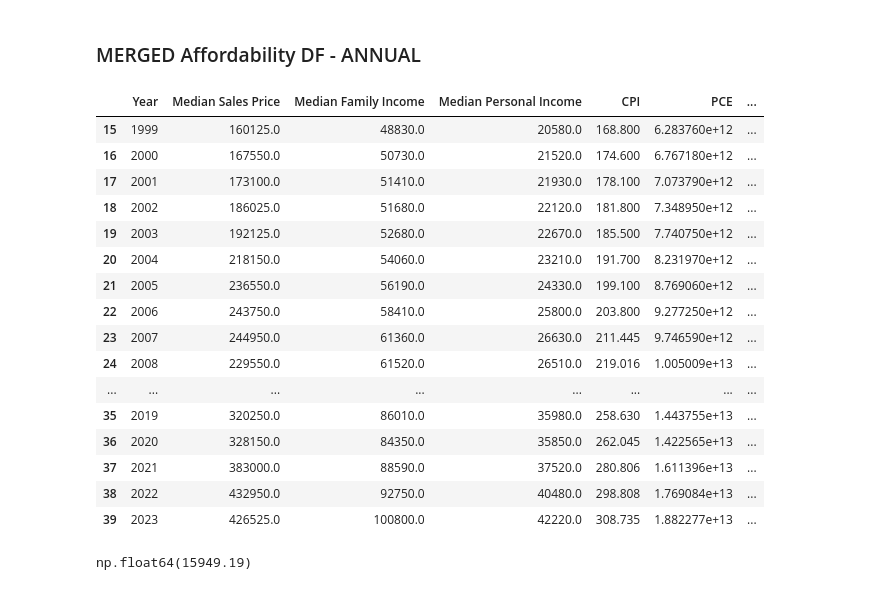
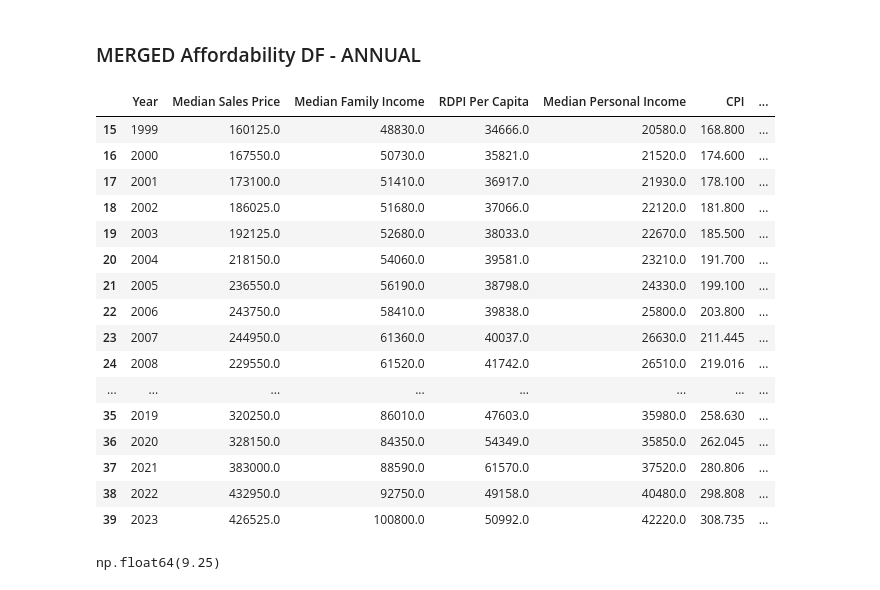
Before and after one commit to wallscreet/gov-data, a Jupyter notebook: notebook.ipynb, the cells around one changed output. Saved outputs shown, nothing was run; the diff lists cells and outputs as text; code cells hidden in the pictures.

```diff
--- a/notebook.ipynb
+++ b/notebook.ipynb
@@ -358,0 +361,12 @@ new_auto_cpi_df.tail()
+# %%
+rdpi = fred.get_series('DSPI')
+rdpi_df = rdpi.to_frame().reset_index()
+rdpi_df.columns = ['Date', 'RDPI Household']
+rdpi_df['Date'] = pd.to_datetime(rdpi_df['Date'])
+rdpi_df.set_index('Date', inplace=True)
+rdpi_df = rdpi_df.resample('YE').max()
+rdpi_df.index = rdpi_df.index.year
+rdpi_df.reset_index(inplace=True)
+rdpi_df.columns = ['Year', 'RDPI Household']
+
+rdpi_df.tail()
@@ -399,43 +420,42 @@ def calc_mtg_pi_payment(principal, annual_rate, years=30):
               ((1 + monthly_rate) ** n_payments - 1)
     return payment
 # %%
-dfs = [df_home_median_prices_annual, df_median_family_income, df_median_pers_income, cpi_df, pce_df, hh_spend_df, vehicle_ins_df, df_mtg30, pop_df, hh_df, pce_healthcare_df]
+dfs = [df_home_median_prices_annual, df_median_family_income, rdpi_df, df_median_pers_income, cpi_df, pce_df, hh_spend_df, vehicle_ins_df, df_mtg30, pop_df, hh_df, pce_healthcare_df]
 df_merged = merge_on_year(dfs)
-df_merged['PCE Indv Monthly'] = round(((df_merged['PCE'] / df_merged['US Population']) / 12),2)
-df_merged['PCE HH Monthly'] = round(((df_merged['PCE'] / df_merged['US Households']) / 12),2)
-df_merged['PCE HH Healthcare Monthly'] = round((df_merged['PCE Healthcare'] / df_merged['US Households']) / 12,2)
-df_merged['PCE Indv Healthcare Monthly'] = round((df_merged['PCE Healthcare'] / df_merged['US Population']) / 12,2)
-df_merged['Home Price Family Income Multiplier'] = df_merged['Median Sales Price'] / df_merged['Median Family Income']
+#df_merged['PCE Indv Monthly'] = round(((df_merged['PCE'] / df_merged['US Population']) / 12),2)
+#df_merged['PCE HH Monthly'] = round(((df_merged['PCE'] / df_merged['US Households']) / 12),2)
+#df_merged['PCE HH Healthcare Monthly'] = round((df_merged['PCE Healthcare'] / df_merged['US Households']) / 12,2)
+#df_merged['PCE Indv Healthcare Monthly'] = round((df_merged['PCE Healthcare'] / df_merged['US Population']) / 12,2)
+#df_merged['Home Price Family Income Multiplier'] = df_merged['Median Sales Price'] / df_merged['Median Family Income']
 df_merged['Income Home Price Ratio'] = df_merged['Median Family Income'] / df_merged['Median Sales Price']
 df_merged['Loan Amount'] = df_merged['Median Sales Price'] * .8
-df_merged['Mtg P&I Monthly'] = df_merged.apply(lambda row: calc_mtg_pi_payment(row['Loan Amount'], row['30yr Mtg Rate']), axis=1).round(2)
-df_merged['Mtg P&I Annual'] = df_merged['Mtg P&I Monthly'] * 12
+df_merged['Mtg P&I Annual'] = df_merged.apply(lambda row: calc_mtg_pi_payment(row['Loan Amount'] * 12, row['30yr Mtg Rate']), axis=1).round(2)
 df_merged['Mtg to Fam Income Ratio'] = df_merged['Mtg P&I Annual'] / df_merged['Median Family Income']
-df_merged['Mtg to Pers Income Ratio'] = df_merged['Mtg P&I Annual'] / df_merged['Median Personal Income']
+#df_merged['Mtg to Pers Income Ratio'] = df_merged['Mtg P&I Annual'] / df_merged['Median Personal Income']
 df_merged = df_merged.dropna(axis=0)
 df_merged.tail(25)
 # %% [output]
-|  | Year | Median Sales Price | Median Family Income | Median Personal Income | CPI | PCE | ... |
-| 15 | 1999 | 160125.0 | 48830.0 | 20580.0 | 168.800 | 6.283760e+12 | ... |
-| 16 | 2000 | 167550.0 | 50730.0 | 21520.0 | 174.600 | 6.767180e+12 | ... |
-| 17 | 2001 | 173100.0 | 51410.0 | 21930.0 | 178.100 | 7.073790e+12 | ... |
-| 18 | 2002 | 186025.0 | 51680.0 | 22120.0 | 181.800 | 7.348950e+12 | ... |
-| 19 | 2003 | 192125.0 | 52680.0 | 22670.0 | 185.500 | 7.740750e+12 | ... |
-| 20 | 2004 | 218150.0 | 54060.0 | 23210.0 | 191.700 | 8.231970e+12 | ... |
-| 21 | 2005 | 236550.0 | 56190.0 | 24330.0 | 199.100 | 8.769060e+12 | ... |
-| 22 | 2006 | 243750.0 | 58410.0 | 25800.0 | 203.800 | 9.277250e+12 | ... |
-| 23 | 2007 | 244950.0 | 61360.0 | 26630.0 | 211.445 | 9.746590e+12 | ... |
-| 24 | 2008 | 229550.0 | 61520.0 | 26510.0 | 219.016 | 1.005009e+13 | ... |
+|  | Year | Median Sales Price | Median Family Income | RDPI Per Capita | Median Personal Income | CPI | ... |
+| 15 | 1999 | 160125.0 | 48830.0 | 34666.0 | 20580.0 | 168.800 | ... |
+| 16 | 2000 | 167550.0 | 50730.0 | 35821.0 | 21520.0 | 174.600 | ... |
+| 17 | 2001 | 173100.0 | 51410.0 | 36917.0 | 21930.0 | 178.100 | ... |
+| 18 | 2002 | 186025.0 | 51680.0 | 37066.0 | 22120.0 | 181.800 | ... |
+| 19 | 2003 | 192125.0 | 52680.0 | 38033.0 | 22670.0 | 185.500 | ... |
+| 20 | 2004 | 218150.0 | 54060.0 | 39581.0 | 23210.0 | 191.700 | ... |
+| 21 | 2005 | 236550.0 | 56190.0 | 38798.0 | 24330.0 | 199.100 | ... |
+| 22 | 2006 | 243750.0 | 58410.0 | 39838.0 | 25800.0 | 203.800 | ... |
+| 23 | 2007 | 244950.0 | 61360.0 | 40037.0 | 26630.0 | 211.445 | ... |
+| 24 | 2008 | 229550.0 | 61520.0 | 41742.0 | 26510.0 | 219.016 | ... |
 | ... | ... | ... | ... | ... | ... | ... | ... |
-| 35 | 2019 | 320250.0 | 86010.0 | 35980.0 | 258.630 | 1.443755e+13 | ... |
-| 36 | 2020 | 328150.0 | 84350.0 | 35850.0 | 262.045 | 1.422565e+13 | ... |
-| 37 | 2021 | 383000.0 | 88590.0 | 37520.0 | 280.806 | 1.611396e+13 | ... |
-| 38 | 2022 | 432950.0 | 92750.0 | 40480.0 | 298.808 | 1.769084e+13 | ... |
-| 39 | 2023 | 426525.0 | 100800.0 | 42220.0 | 308.735 | 1.882277e+13 | ... |
+| 35 | 2019 | 320250.0 | 86010.0 | 47603.0 | 35980.0 | 258.630 | ... |
+| 36 | 2020 | 328150.0 | 84350.0 | 54349.0 | 35850.0 | 262.045 | ... |
+| 37 | 2021 | 383000.0 | 88590.0 | 61570.0 | 37520.0 | 280.806 | ... |
+| 38 | 2022 | 432950.0 | 92750.0 | 49158.0 | 40480.0 | 298.808 | ... |
+| 39 | 2023 | 426525.0 | 100800.0 | 50992.0 | 42220.0 | 308.735 | ... |
 # %%
-scale_for_inflation(cpi_df=cpi_df, from_year=2025, to_year=1984, amount=48699)
+scale_for_inflation(cpi_df=cpi_df, from_year=2025, to_year=1960, amount=100)
 # %% [output]
-np.float64(15949.19)
+np.float64(9.25)
 # %%
 # Expense to Income Ratios - goods variety
 
```
Also changed, not shown: parts of 2 cells of this notebook, 2 other files.
